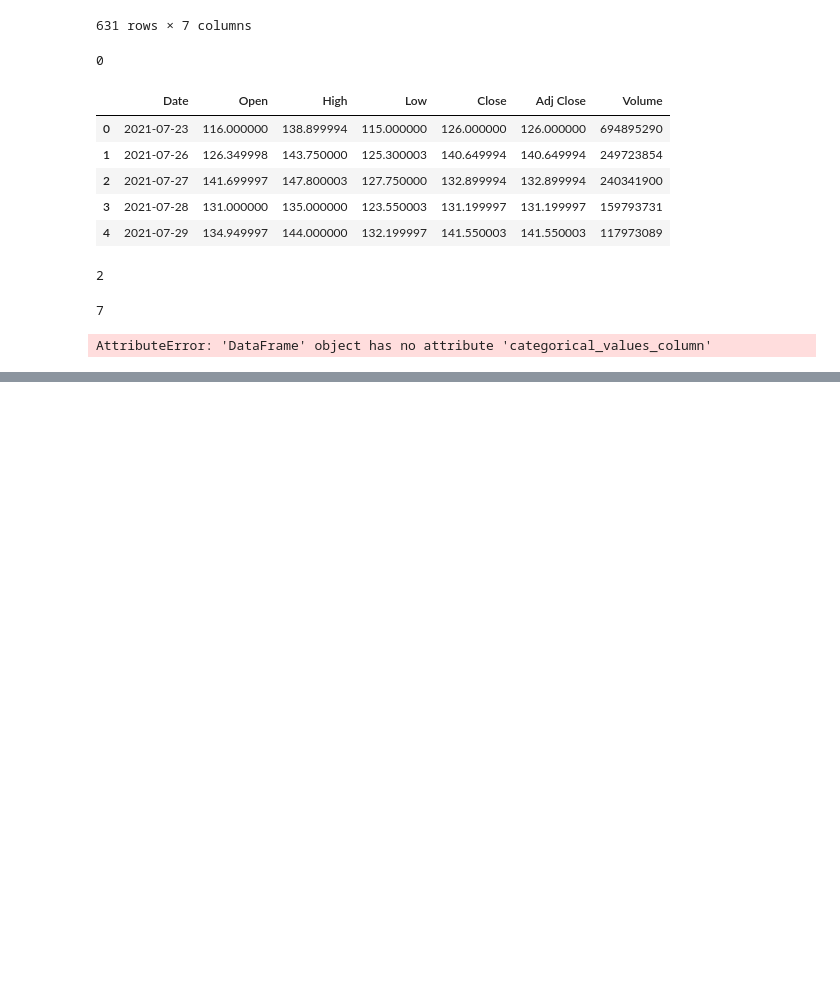
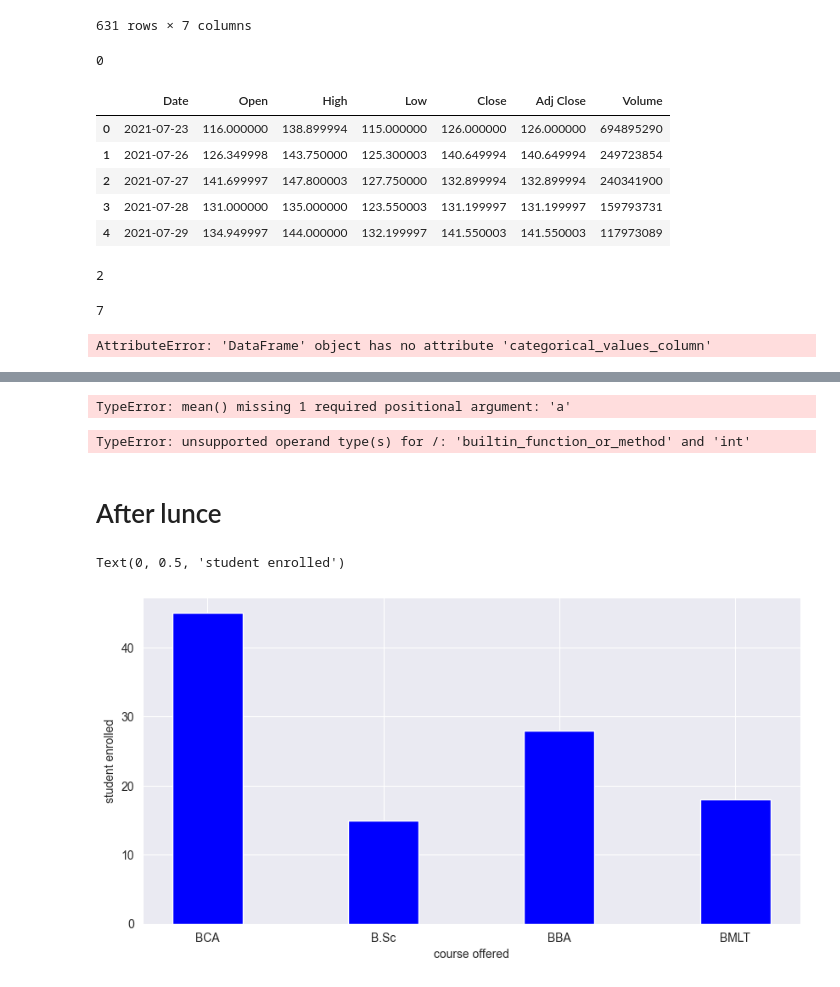
Before and after one commit to codeargha/college, a Jupyter notebook: ANIK_PROJECT_405.ipynb, the cells around one changed output, grey strips where cells are left out. Cells and saved outputs as stored; diff of their text form; code cells hidden in the pictures; blank space fills up the shorter version.

```diff
--- a/ANIK_PROJECT_405.ipynb
+++ b/ANIK_PROJECT_405.ipynb
@@ -159,0 +200,4 @@ NameError: name 'df1' is not defined
+# %%
+print(np.mean())
+# %% [output]
+TypeError: mean() missing 1 required positional argument: 'a'
@@ -159,0 +206,6 @@ NameError: name 'df1' is not defined
+# %%
+q1q3 = np.percentile(df1['Renamed 7'],[max,min])
+# %% [output]
+TypeError: unsupported operand type(s) for /: 'builtin_function_or_method' and 'int'
+# %% [markdown]
+# After lunce
@@ -159,0 +215,12 @@ NameError: name 'df1' is not defined
+# %%
+data = {'BCA': 45, 'B.Sc': 15, 'BBA': 28, 'BMLT': 18}
+
+course = list(data.keys())
+values = list(data.values())
+fig = plt.figure(figsize=(10,5))
+plt.bar(course,values,color='blue',width = 0.4)
+plt.xlabel('course offered')
+plt.ylabel('student enrolled')
+# %% [output]
+Text(0, 0.5, 'student enrolled')
+[figure, added]
```
Also changed, not shown: parts of 16 cells of this notebook.
